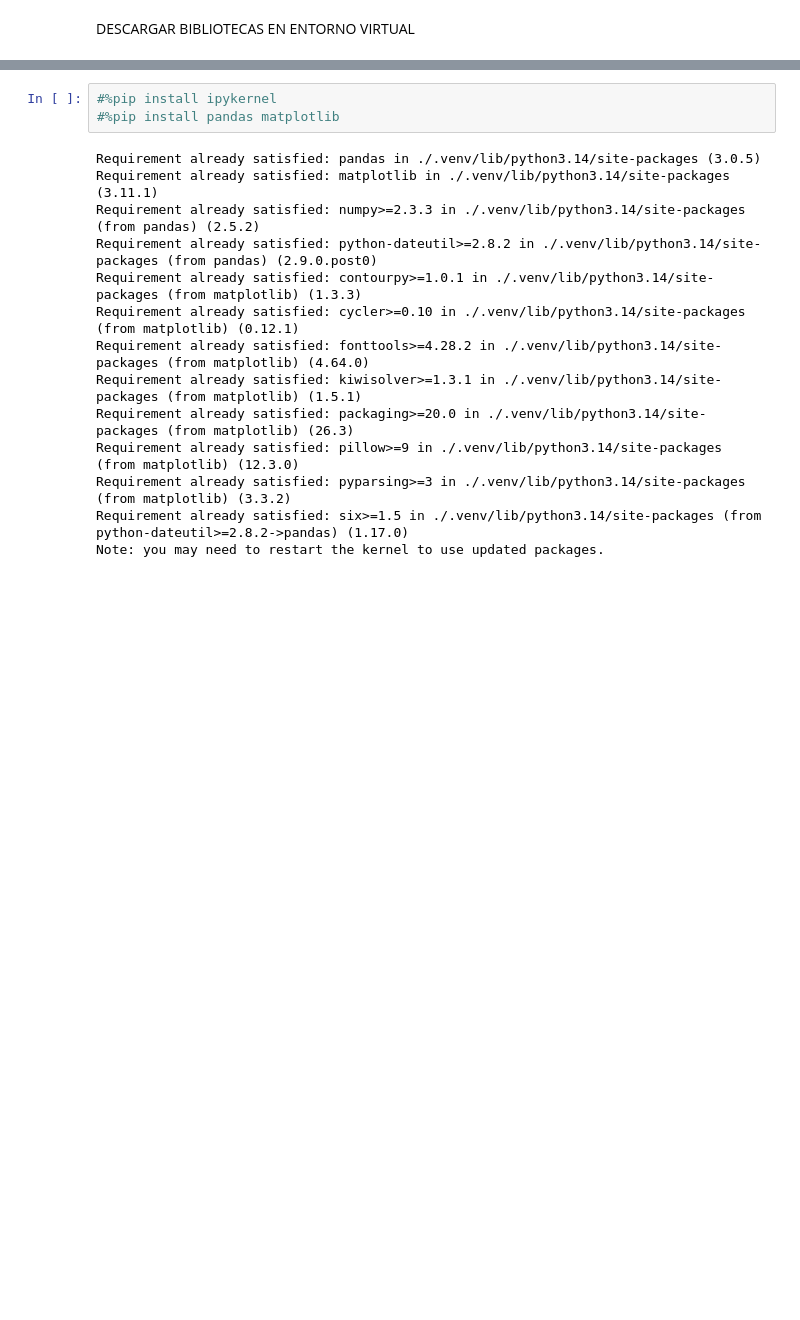
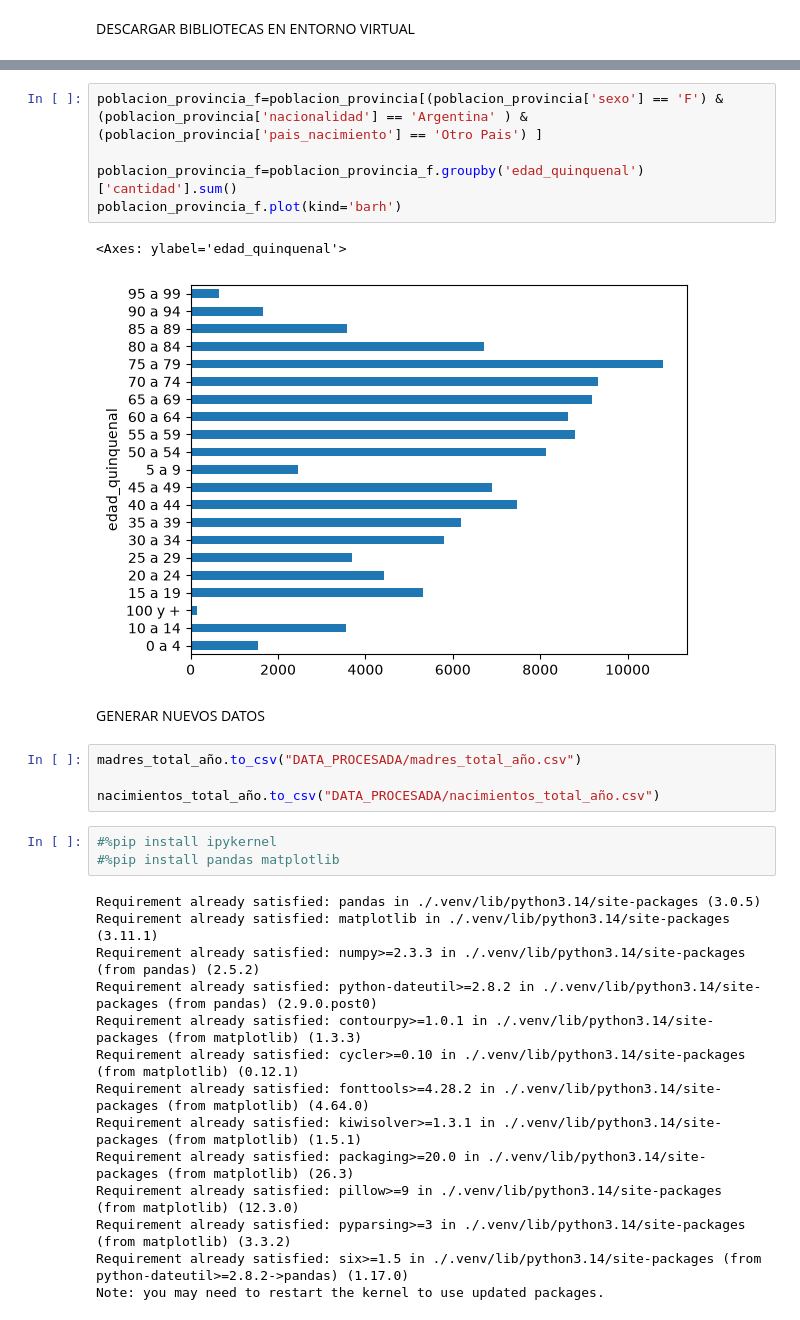
Before and after one commit to TomasVerniano/ANALISIS_POBLACION_ARGENTINA_AED, a Jupyter notebook: poblacion.ipynb, the cells around one changed output, grey strips where cells are left out. Drawn from its saved outputs; the diff is of its cells as text; blank space fills up the shorter version.

```diff
--- a/poblacion.ipynb
+++ b/poblacion.ipynb
@@ -3,3 +157,17 @@ DESCARGAR BIBLIOTECAS EN ENTORNO VIRTUAL
+# %%
+poblacion_provincia_f=poblacion_provincia[(poblacion_provincia['sexo'] == 'F') & (poblacion_provincia['nacionalidad'] == 'Argentina' ) & (poblacion_provincia['pais_nacimiento'] == 'Otro Pais') ]
+
+poblacion_provincia_f=poblacion_provincia_f.groupby('edad_quinquenal')['cantidad'].sum()
+poblacion_provincia_f.plot(kind='barh')
+# %% [output]
+<Axes: ylabel='edad_quinquenal'>
+[figure, added]
+# %% [markdown]
+GENERAR NUEVOS DATOS
+# %%
+madres_total_año.to_csv("DATA_PROCESADA/madres_total_año.csv")
+
+nacimientos_total_año.to_csv("DATA_PROCESADA/nacimientos_total_año.csv")
 # %%
 #%pip install ipykernel
 #%pip install pandas matplotlib
```
Also changed, not shown: parts of 16 cells of this notebook.
